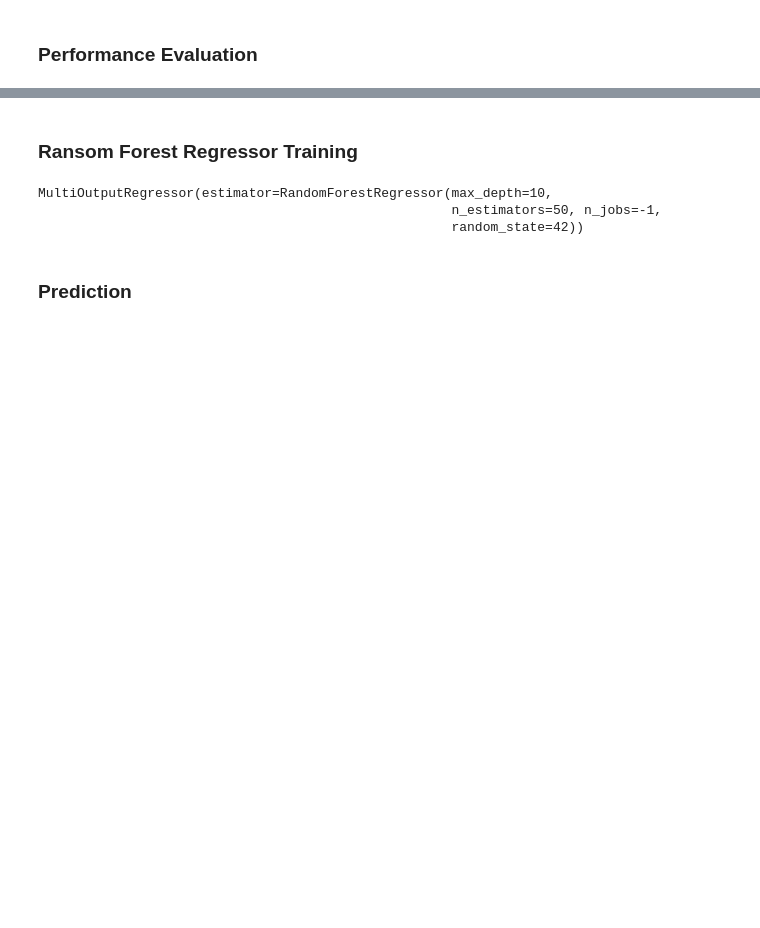
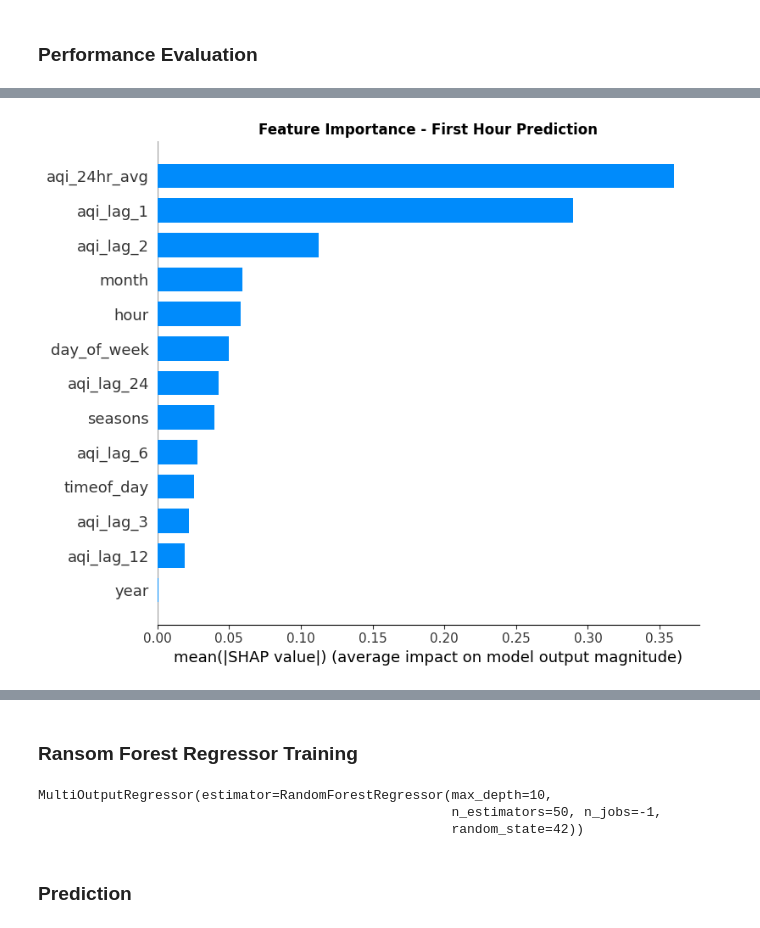
Before and after one commit to najmarazzaq761/AQI-Prediction, a Jupyter notebook: backend/training.ipynb, the cells around one changed output, grey strips where cells are left out. Cells and saved outputs as stored; diff of their text form; code cells hidden in the pictures; blank space fills up the shorter version.

```diff
--- a/backend/training.ipynb
+++ b/backend/training.ipynb
@@ -152,0 +188,16 @@ Overall MAPE : 10.74%
+# %%
+# Feature importance bar plot
+plt.figure(figsize=(10, 8))
+shap.summary_plot(
+    shap_values,
+    X_sample,
+    feature_names=X_test.columns.tolist(),
+    plot_type="bar",
+    show=False
+)
+plt.title('Feature Importance - First Hour Prediction', fontweight='bold')
+plt.tight_layout()
+plt.savefig('shap_importance_xgb.png', dpi=300, bbox_inches='tight')
+plt.show()
+# %% [output]
+[figure, added]
```
Also changed, not shown: parts of 14 cells of this notebook, 15 other files.
